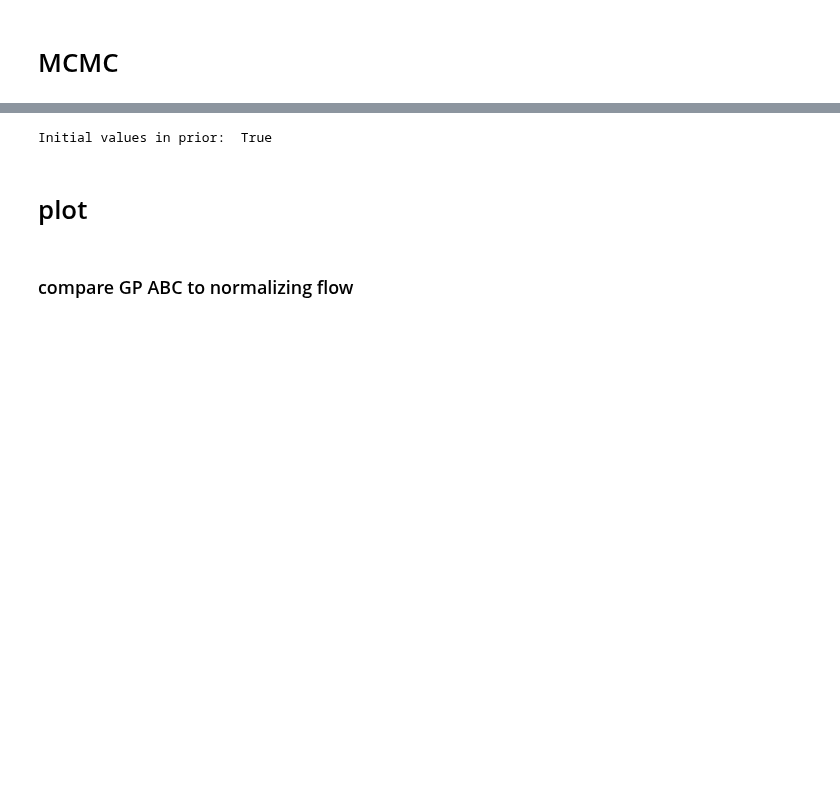
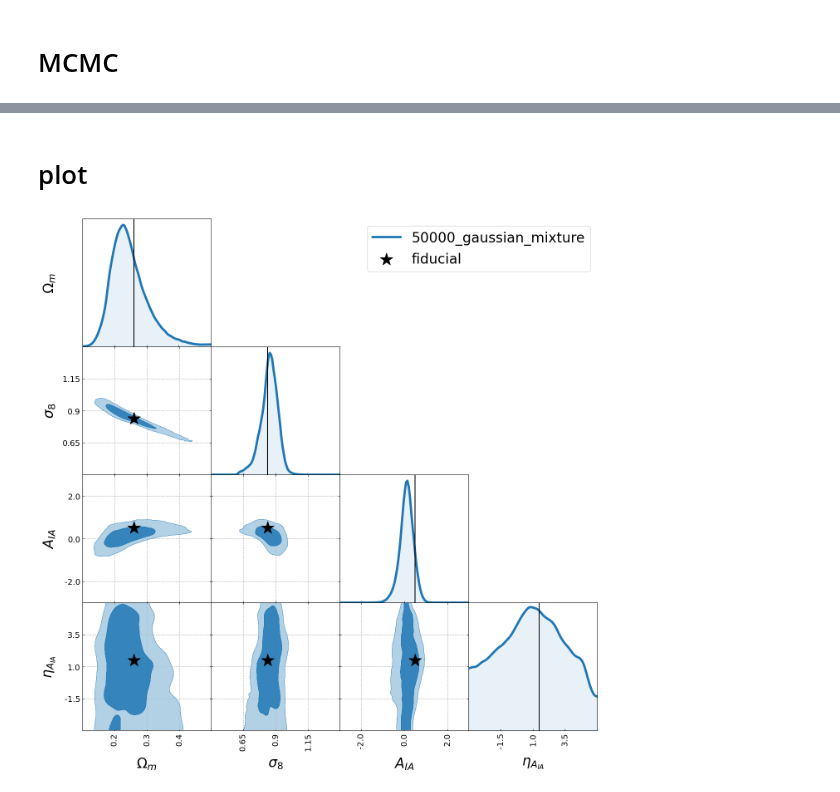
Before and after one commit to des-science/multiprobe-simulation-inference, a Jupyter notebook: notebooks/gaussian_mixture.ipynb, the cells around one changed output, grey strips where cells are left out. Drawn from its saved outputs; the diff is of its cells as text; code cells hidden in the pictures; blank space fills up the shorter version.

```diff
--- a/notebooks/gaussian_mixture.ipynb
+++ b/notebooks/gaussian_mixture.ipynb
@@ -241,11 +143,18 @@ ax.grid(True)
 tf_pred = tf.cast(obs_pred, dtype=tf.float32)
 tf_pred = tf.expand_dims(tf_pred, axis=0)
 
-def log_posterior(X):
+def log_likelihood(X):
     # evaluate the normal distribution
-    log_prob = model.log_like(X, tf_pred)
+    log_prob = model.log_likelihood(X, tf_pred)
 
     # enforce the prior
-    log_prob = prior.log_posterior(X, log_prob, params=param_labels, conf=None)
+    log_prob = prior.log_posterior(X, log_prob, params=params, conf=None)
 
     return log_prob
+# %%
+chain = mcmc.run_emcee(
+    log_likelihood,
+    params,
+    out_dir=out_dir,
+    label=label,
+)
@@ -252,26 +163,34 @@ def log_posterior(X):
 # %%
-# emcee setup
-np.random.seed(42)
+# assert len(params) == x_train.shape[-1] == y_train.shape[-1]
+# summary_dim = len(params)
 
-nwalkers = 1024
-p0 = np.random.normal(loc=parameters.get_fiducials(param_labels), scale=1e-3, size=(nwalkers, n_params))
-print("Initial values in prior: ", np.all(prior.in_grid_prior(p0, params=param_labels)))
+# # emcee setup
+# np.random.seed(42)
+
+# n_walkers = 1024
+# p0 = np.random.normal(loc=parameters.get_fiducials(params), scale=1e-3, size=(n_walkers, summary_dim))
+# print("Initial values in prior: ", np.all(prior.in_grid_prior(p0, params=params)))
-# %% [output]
-Initial values in prior:  True
 # %%
-# sample burn in
-sampler = EnsembleSampler(nwalkers, n_params, log_posterior, vectorize=True)
-state = sampler.run_mcmc(p0, 100)
-sampler.reset()
+# # sample burn in
+# sampler = EnsembleSampler(n_walkers, summary_dim, log_posterior, vectorize=True)
+# state = sampler.run_mcmc(p0, 100)
+# sampler.reset()
 
-# run the actual chain
-sampler.run_mcmc(state, 1000, progress=True)
+# # run the actual chain
+# sampler.run_mcmc(state, 1000, progress=True)
 
-# save the result
-chain = sampler.get_chain(flat=True)
-# np.save(os.path.join(base_dir, model_dir, f"chain_{n_steps}_normal.npy"), chain)
+# # save the result
+# chain = sampler.get_chain(flat=True)
+# np.save(os.path.join(base_dir, model_dir, f"chain_{n_steps}_mixture.npy"), chain)
 # %% [markdown]
 # plot
-# %% [markdown]
-### compare GP ABC to normalizing flow
+# %%
+plotting.plot_chain(
+    chain,
+    params,
+    out_dir=out_dir,
+    label=label,
+)
+# %% [output]
+[figure, added]
 # %%
```
Also changed, not shown: parts of 20 cells of this notebook, 5 other files.
